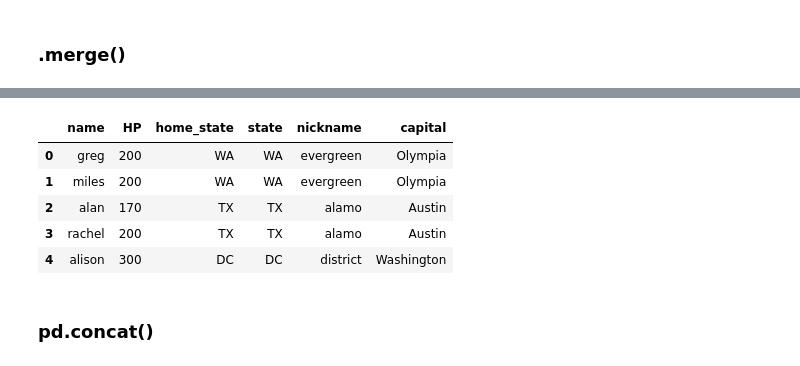
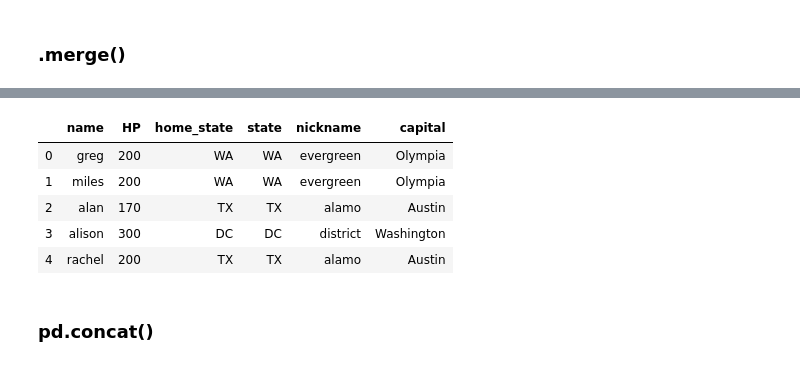
Before and after one commit to sydroth/chicago-102819, a Jupyter notebook: module_1/week_2/day_1/pandas_part2.ipynb, the cells around one changed output, grey strips where cells are left out. Cells and saved outputs as stored; diff of their text form; code cells hidden in the pictures.

```diff
--- a/module_1/week_2/day_1/pandas_part2.ipynb
+++ b/module_1/week_2/day_1/pandas_part2.ipynb
@@ -371,4 +371,4 @@ toy1.join(toy2.set_index('age'), on = 'age',
 # %%
 ds_chars = pd.read_csv('ds_chars.csv', index_col = 0)
 # %%
-states = pd.read_csv('states.csv', index_col = 0)
+states = pd.read_csv('states.csv', index_col = 0
@@ -375,13 +384,13 @@ states = pd.read_csv('states.csv', index_col = 0)
 # %%
 ds_chars.merge(states, left_on='home_state', right_on = 'state',
-               how = 'inner')
+               how = 'left')
 # %% [output]
 |  | name | HP | home_state | state | nickname | capital |
 | 0 | greg | 200 | WA | WA | evergreen | Olympia |
 | 1 | miles | 200 | WA | WA | evergreen | Olympia |
 | 2 | alan | 170 | TX | TX | alamo | Austin |
-| 3 | rachel | 200 | TX | TX | alamo | Austin |
-| 4 | alison | 300 | DC | DC | district | Washington |
+| 3 | alison | 300 | DC | DC | district | Washington |
+| 4 | rachel | 200 | TX | TX | alamo | Austin |
 # %% [markdown]
 ### pd.concat()
 # %% [markdown]
```
Also changed, not shown: parts of 9 cells of this notebook.
